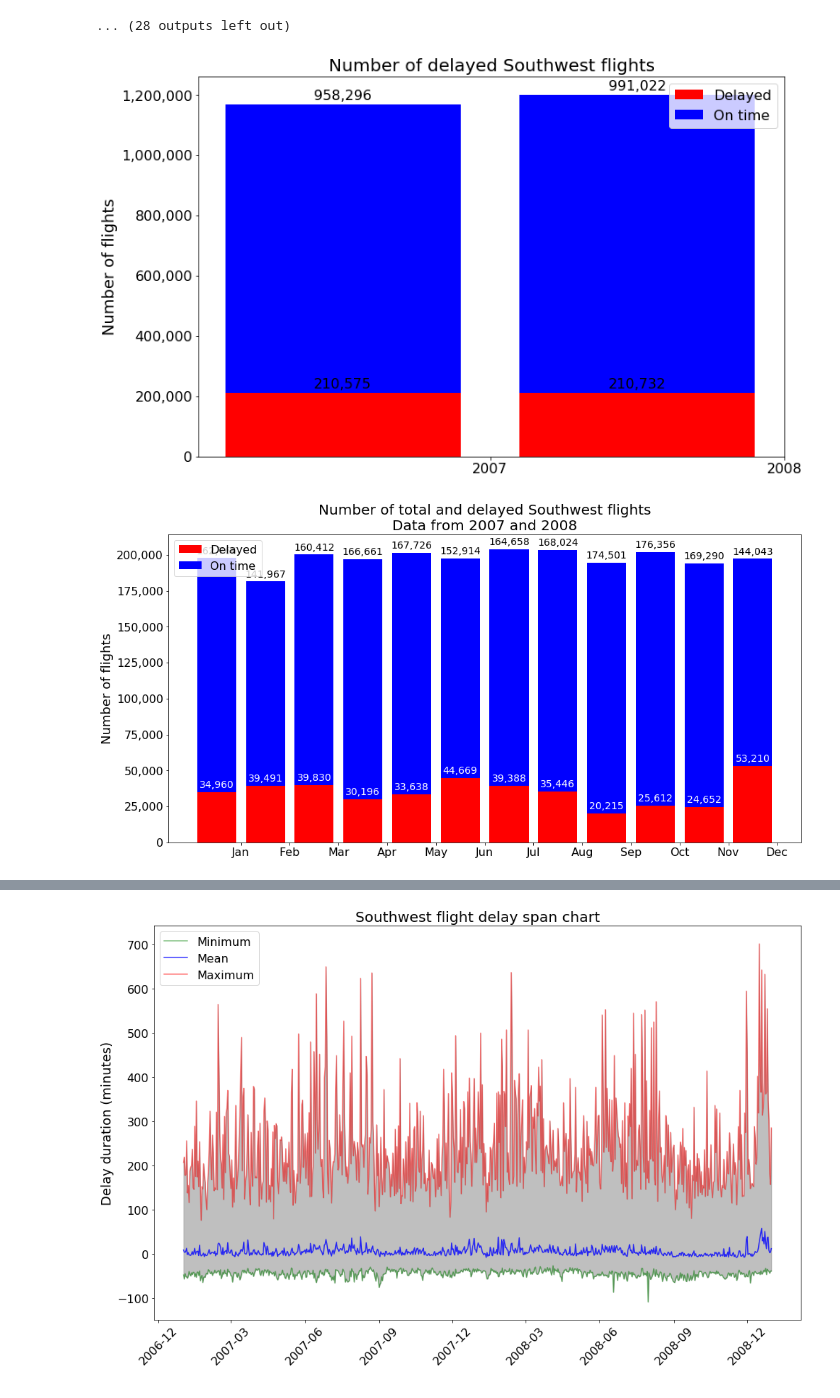
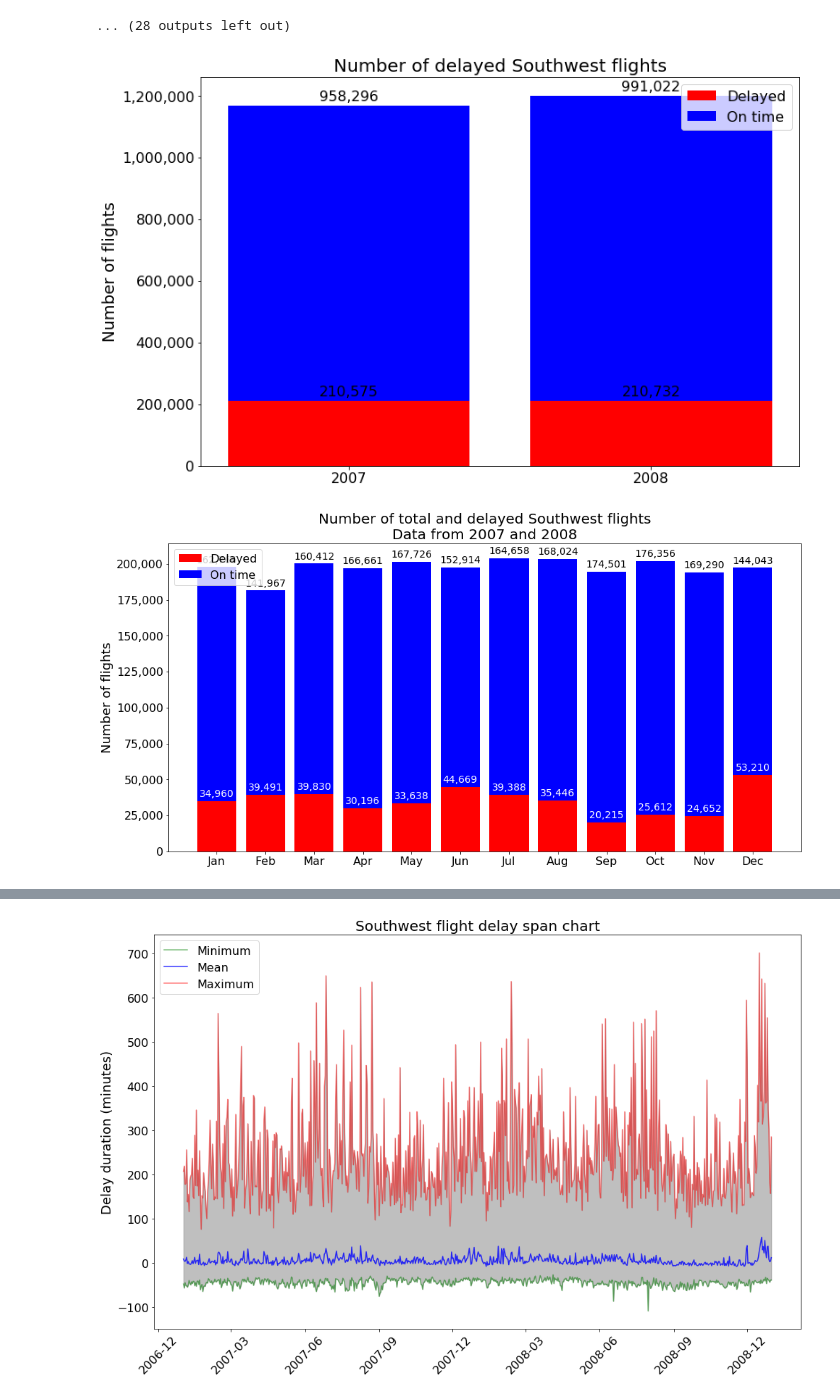
Before and after one commit to Zibski/Airline-on-time, a Jupyter notebook: Data Exploration.ipynb, the cells around one changed output, grey strips where cells are left out. Drawn from its saved outputs; the diff is of its cells as text; code cells hidden in the pictures.

```diff
--- a/Data Exploration.ipynb
+++ b/Data Exploration.ipynb
@@ -111,35 +111,35 @@ y2 = df[['Year', 'Month']].groupby(['Year']).count()
 
 width = 0.35
 
 fig = plt.figure(figsize=(12, 8))
 
 
 p1 = plt.bar(y1.index, y1.values.reshape(len(y1),),color='red')
 p2 = plt.bar(y2.index, (y2.values.reshape(len(y1),) - y1.values.reshape(2,)),
              bottom=y1.values.reshape(len(y1),), color='blue')
 
 plt.ylabel('Number of flights', fontsize=18)
 plt.title('Number of delayed Southwest flights', fontsize=20)
 plt.legend(['Delayed', 'On time'], fontsize=16)
-plt.xticks(y1.index+0.5,('2007', '2008'), fontsize=16)
+plt.xticks(y1.index,('2007', '2008'), fontsize=16)
 plt.yticks(fontsize=16)
 ax = plt.gca()
 ax.get_yaxis().set_major_formatter(
     matplotlib.ticker.FuncFormatter(lambda x, p: format(int(x), ',')))
 
 for bar1 in p1:
     plt.gca().text(bar1.get_x() + bar1.get_width()/2,
                     bar1.get_height() + 15000, format(int(bar1.get_height()), ','),
                     ha='center', color='black', fontsize=16)
 i=0
 for bar2 in p2:
     plt.gca().text(bar2.get_x() + bar2.get_width()/2,
                     bar2.get_height() + y1.values[i] + 15000, format(int(bar2.get_height()), ','),
                     ha='center', color='black', fontsize=16)
 
 plt.show()
 # %% [output]
-[figure, old version]
+[figure, new version]
 # %%
 y1 = df[df['ArrDelay']>15][['Month','ArrDelay']].groupby(['Month']).count()
 y2 = df[['Year', 'Month']].groupby(['Month']).count()
@@ -158,7 +158,7 @@ p2 = plt.bar(y2.index, (y2.values.reshape(len(y2),) - y1.values.reshape(len(y1),
 plt.ylabel('Number of flights', fontsize=18)
 plt.title('Number of total and delayed Southwest flights\nData from 2007 and 2008', fontsize=20)
 plt.legend(['Delayed', 'On time'], fontsize=16)
-plt.xticks(y1.index+0.5,(Months), fontsize=16)
+plt.xticks(y1.index,(Months), fontsize=16)
 plt.yticks(fontsize=16)
 ax = plt.gca()
 ax.get_yaxis().set_major_formatter(
@@ -177,7 +177,7 @@ for bar2 in p2:
 
 plt.show()
 # %% [output]
-[figure, old version]
+[figure, new version]
 # %%
 y1 = df[df['ArrDelay']>15][['ArrDelay']].groupby([df[df['ArrDelay']>15].index.dayofweek]).count()
 y2 = df[['Month']].groupby([df.index.dayofweek]).count()
```
Also changed, not shown: parts of 5 cells of this notebook.
